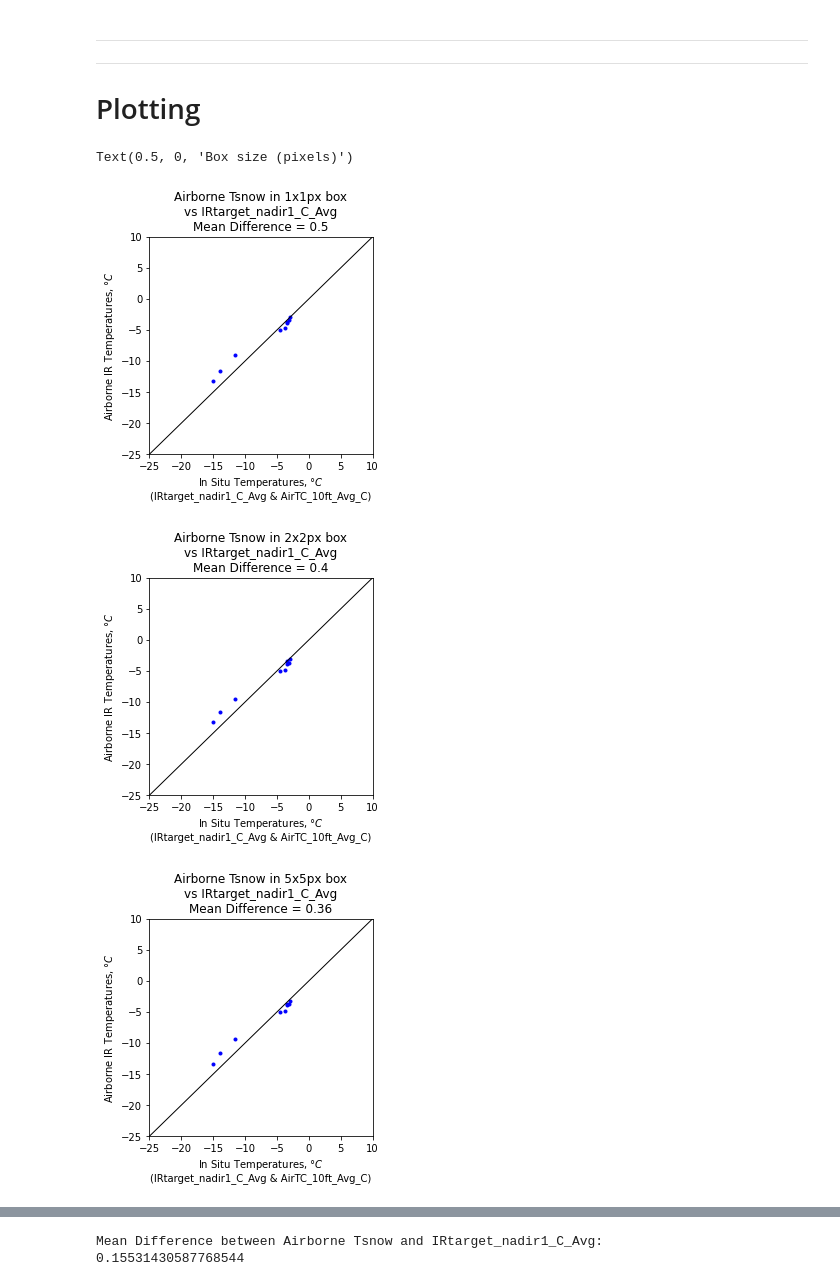
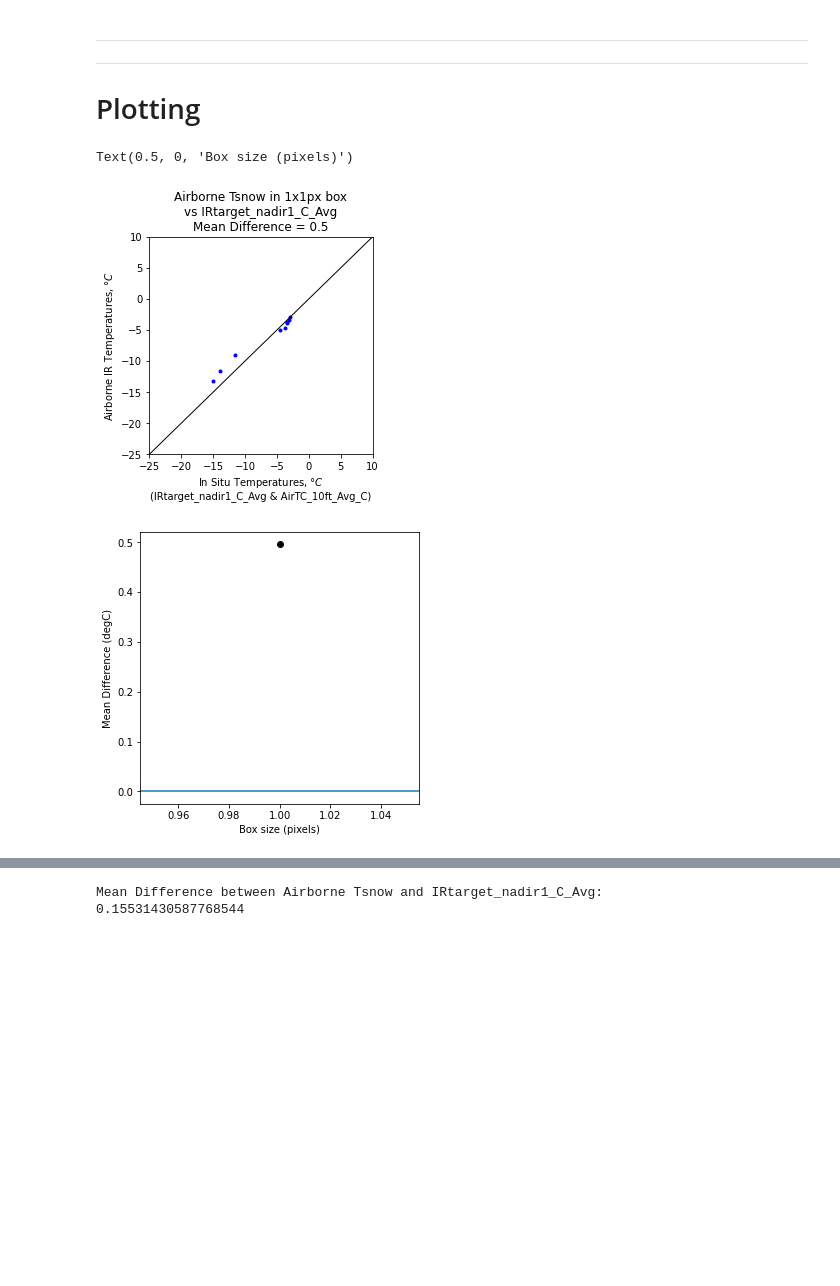
Before and after one commit to spestana/snowex2020, a Jupyter notebook: airborne_ir_feb8.ipynb, the cells around one changed output, grey strips where cells are left out. Cells and saved outputs as stored; diff of their text form; code cells hidden in the pictures; blank space fills up the shorter version.

Commit message:
Add another set of plots

```diff
--- a/airborne_ir_feb8.ipynb
+++ b/airborne_ir_feb8.ipynb
@@ -289,7 +289,7 @@ mean_differences = []
 
 
 # set the spatial extent for looking at the exact "point"
-n_pixels_list = [1, 2, 5, 10, 25, 50, 100]
+n_pixels_list = [1]#, 2, 5, 10, 25, 50, 100]
 
 
 for n_pixels in n_pixels_list:
@@ -307,32 +307,31 @@ for n_pixels in n_pixels_list:
                 point_temp_C = ds.STCtemp.sel(x=slice(snow_pit_df.geometry.x.values[0]-point_window, snow_pit_df.geometry.x.values[0]+point_window)
                                       ,y=slice(snow_pit_df.geometry.y.values[0]-point_window, snow_pit_df.geometry.y.values[0]+point_window),
                                       time=time_step).values
             point_temps.append(point_temp_C)
 
     point_temps = np.array(point_temps)
     point_temps_removed_nans = point_temps[~np.isnan(point_temps)]
     point_temps_half_range = np.max(point_temps_removed_nans) - np.min(point_temps_removed_nans)
 
     mean_difference = np.nanmean(np.nanmean(point_temps, axis=(1,2)) - mean_IRtarget_nadir1_C_Avg)
 
     fig, ax = plt.subplots(figsize=(4,4))
     ax.plot(mean_IRtarget_nadir1_C_Avg, np.nanmean(point_temps, axis=(1,2)), '.b')
     ax.plot([-25,25],[-25,25],linestyle='-', linewidth=1,color='k')
     ax.set_ylim((-25,10))
     ax.set_xlim((-25,10))
     ax.set_xlabel('In Situ Temperatures, $\degree C$\n(IRtarget_nadir1_C_Avg & AirTC_10ft_Avg_C)')
     ax.set_ylabel('Airborne IR Temperatures, $\degree C$')
     ax.set_title(f'Airborne Tsnow in {n_pixels}x{n_pixels}px box\nvs IRtarget_nadir1_C_Avg\nMean Difference = {np.round(mean_difference,2)}')
 
     mean_differences.append(mean_difference)
 
 fig, ax = plt.subplots(figsize=(5,5))
 ax.plot(n_pixels_list, mean_differences, 'ko')
 ax.axhline(0)
 ax.set_ylabel('Mean Difference (degC)')
 ax.set_xlabel('Box size (pixels)')
 # %% [output]
 Text(0.5, 0, 'Box size (pixels)')
 [figure]
-[figure, old version]
+[figure, new version]
-[figure, removed]
```
Also changed, not shown: parts of 4 cells of this notebook.
